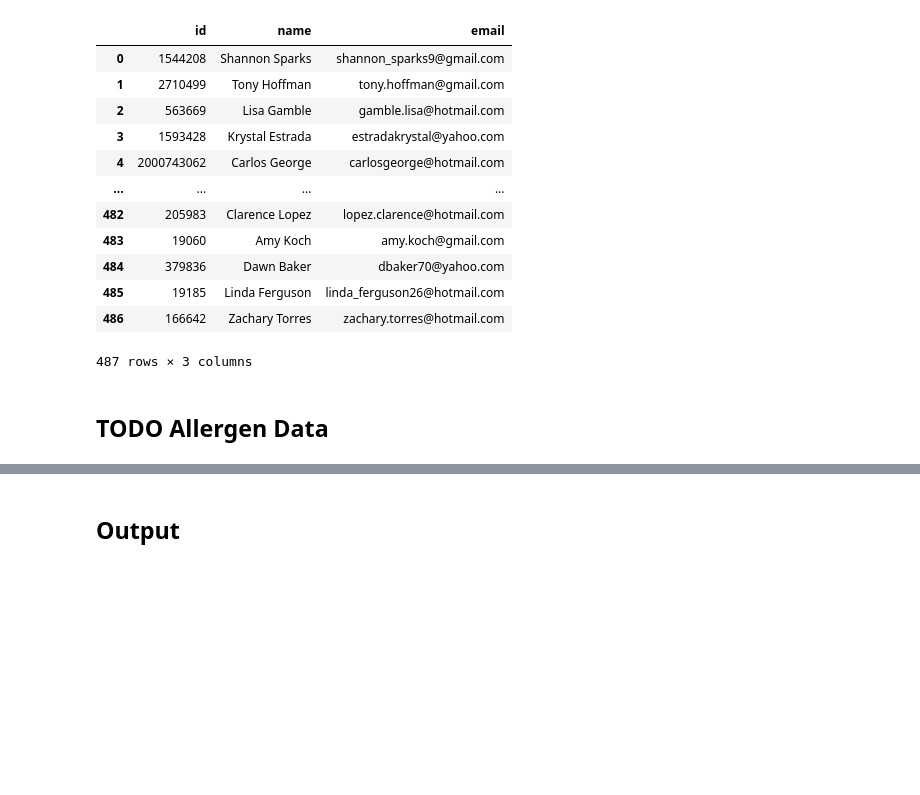
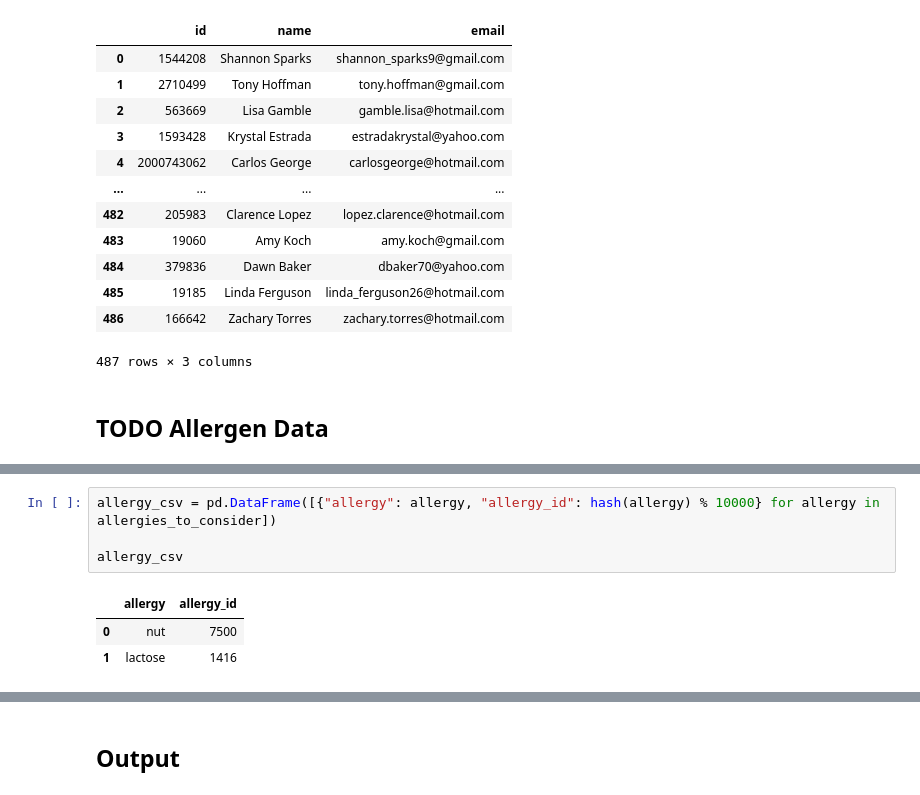
Before and after one commit to aprinawang/db-project, a Jupyter notebook: data/generate_csv.ipynb, the cells around one changed output, grey strips where cells are left out. Drawn from its saved outputs; the diff is of its cells as text; blank space fills up the shorter version.

```diff
--- a/data/generate_csv.ipynb
+++ b/data/generate_csv.ipynb
@@ -283,3 +283,11 @@ allergen_keywords
  'lactose': array(['butter', 'buttermilk', 'casein', 'cheese', 'cream', 'custard',
         'ice cream', 'lactose', 'milk', 'sour cream', 'whey', 'yogurt '],
        dtype=object)}
+# %%
+allergy_csv = pd.DataFrame([{"allergy": allergy, "allergy_id": hash(allergy) % 10000} for allergy in allergies_to_consider])
+
+allergy_csv
+# %% [output]
+|  | allergy | allergy_id |
+| 0 | nut | 7500 |
+| 1 | lactose | 1416 |
```
Also changed, not shown: parts of 3 cells of this notebook.
